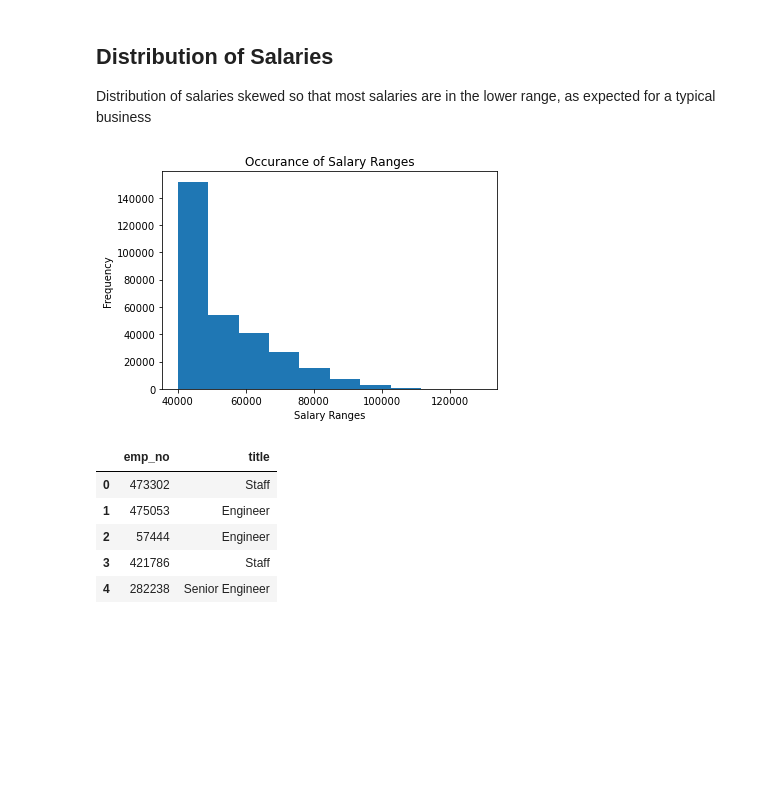
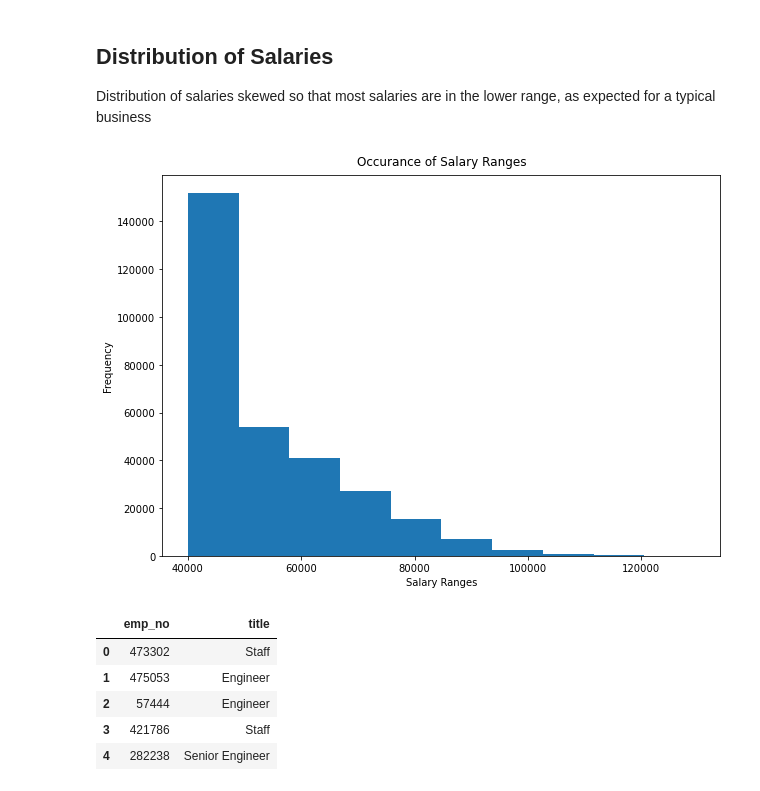
Before and after one commit to FernB/sql-challenge, a Jupyter notebook: Employee Summary.ipynb, the cells around one changed output. Cells and saved outputs as stored; diff of their text form; code cells hidden in the pictures; blank space fills up the shorter version.

```diff
--- a/Employee Summary.ipynb
+++ b/Employee Summary.ipynb
@@ -30,14 +30,15 @@ salaries.head()
 ## Distribution of Salaries
 Distribution of salaries skewed so that most salaries are in the lower range, as expected for a typical business
 # %%
-# salary histogram
+# salary histogrampad
 
-salaries['salary'].plot(kind='hist')
-plt.title('Occurance of Salary Ranges')
+salaries['salary'].plot(kind='hist',figsize=(10,7))
+plt.title('Occurance of Salary Ranges',pad=10)
 plt.xlabel('Salary Ranges')
+plt.savefig("Graphs/histogram.png",bbox_inches='tight')
 plt.show()
 # %% [output]
-[figure, old version]
+[figure, new version]
 # %%
 #get employee number and title from database
 titlesalaries = pd.read_sql("SELECT e.emp_no, t.title FROM employees AS e LEFT JOIN titles AS t ON e.emp_title_id=t.title_id ", connection)
```
Also changed, not shown: parts of 1 cell of this notebook, 4 other files.
